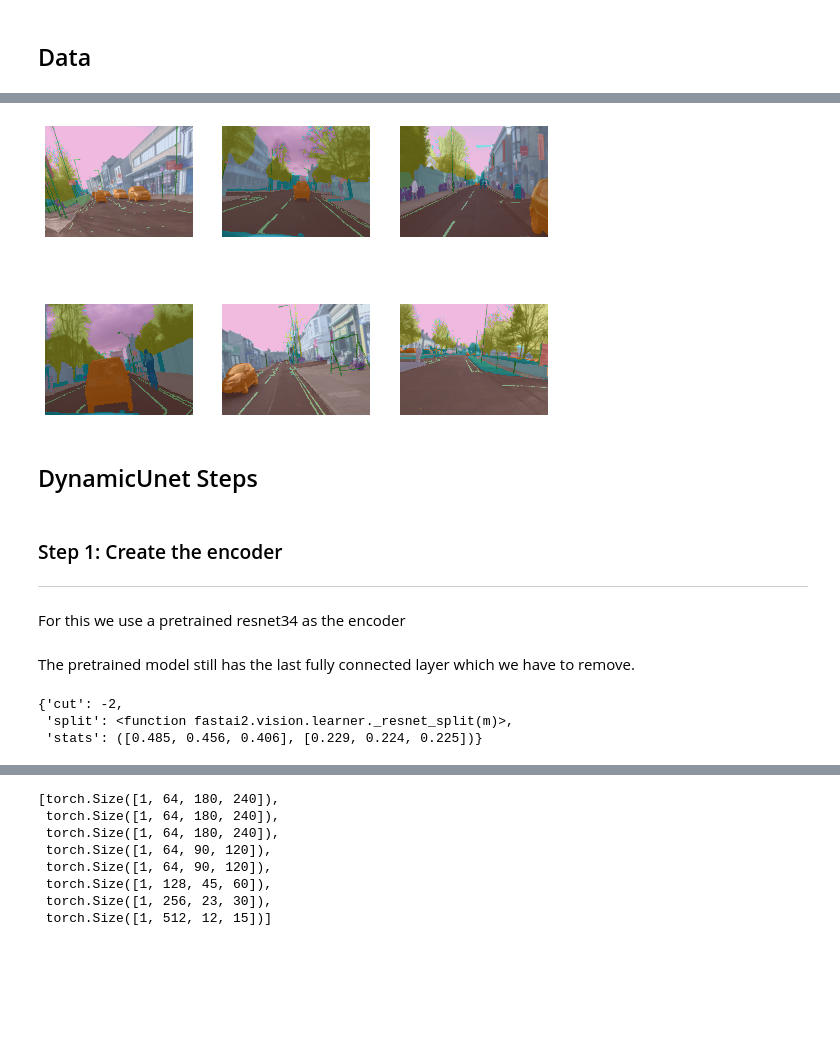
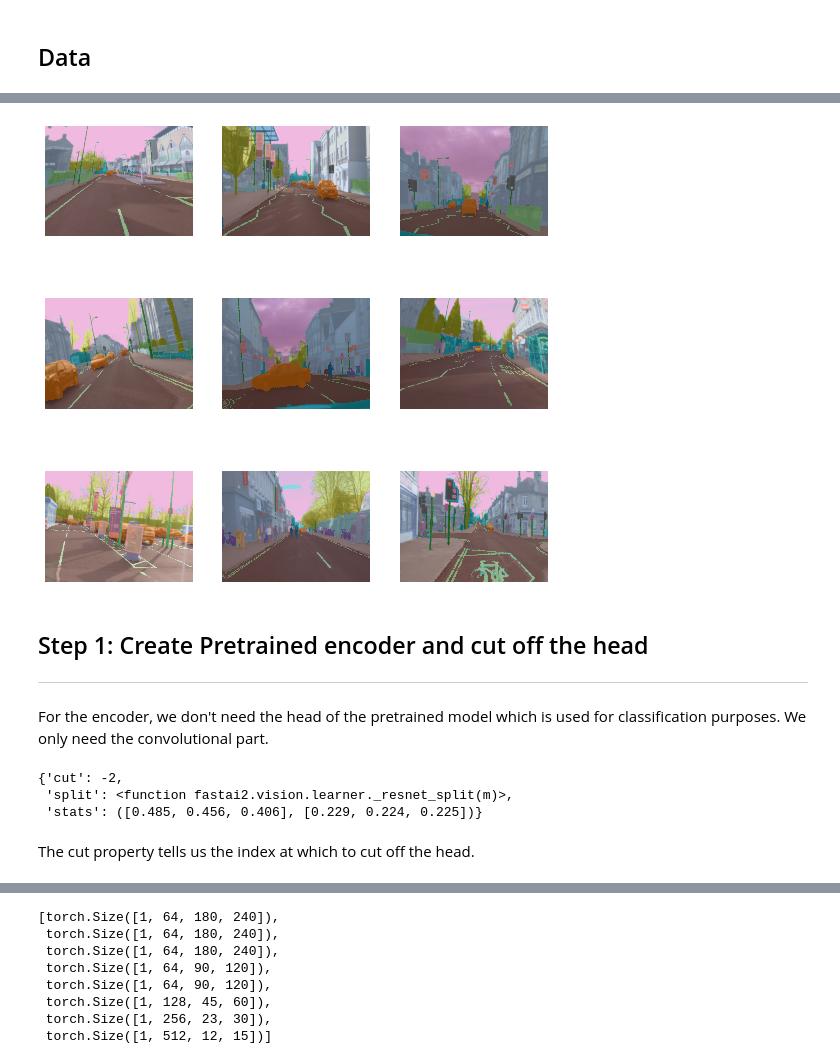
Before and after one commit to asiedubrempong/fastai-experiments, a Jupyter notebook: segmentation/unet/dynamic_unet.ipynb, the cells around one changed output, grey strips where cells are left out. Saved outputs shown, nothing was run; the diff lists cells and outputs as text; code cells hidden in the pictures; blank space fills up the shorter version.

```diff
--- a/segmentation/unet/dynamic_unet.ipynb
+++ b/segmentation/unet/dynamic_unet.ipynb
@@ -16,2 +24,2 @@ path.ls()
 # %%
-val_files = (path/'valid.txt').read().split('\n')
+valid_files = (path/'valid.txt').read().split('\n')
@@ -22,19 +26,17 @@ def get_y(f): return path/'labels'/f'{f.stem}_P{f.suffix}'
 # %%
-def ListSplitter(val_items):
-    def _inner(o):
-        val_mask = tensor([f.name in val_items for f in o])
+def list_splitter(valid_files):
+    def _inner(files):
+        val_mask = tensor([file.name in valid_files for file in files])
         return [~val_mask, val_mask]
     return _inner
 # %%
 dblock = DataBlock(
-    blocks=(ImageBlock, MaskBlock(codes)),
+    blocks=(ImageBlock, MaskBlock(codes=codes)),
     get_items=get_image_files,
-    get_y=get_y,
-    splitter=ListSplitter(val_files),
+    splitter=list_splitter(valid_files),
+    get_y=lambda o: path/'labels'/f'{o.stem}_P{o.suffix}',
     batch_tfms=[*aug_transforms(size=(360, 480)),
                 Normalize.from_stats(*imagenet_stats)])
 # %%
-dls = dblock.dataloaders(path/'images', bs=8)
-dls.show_batch(nrows=2, ncols=3)
+dls = dblock.dataloaders(path/'images', bs=16)
+dls.vocab = codes
-# %% [output]
-[figure, removed]
@@ -45,7 +43,9 @@ n_classes = get_c(dls)
-# %% [markdown]
-## DynamicUnet Steps
-# %% [markdown]
-### Step 1: Create the encoder
----
-For this we use a pretrained resnet34 as the encoder
+# %%
+dls.show_batch()
+# %% [output]
+[figure, added]
+# %% [markdown]
+## Step 1: Create Pretrained encoder and cut off the head
+---
+For the encoder, we don't need the head of the pretrained model which is used for classification purposes. We only need the convolutional part.
 # %%
@@ -53,10 +53,10 @@ model = resnet34(pretrained=True)
-# %% [markdown]
-The pretrained model still has the last fully connected layer which we have to remove.
 # %%
 model_meta[resnet34]
 # %% [output]
 {'cut': -2,
  'split': <function fastai2.vision.learner._resnet_split(m)>,
  'stats': ([0.485, 0.456, 0.406], [0.229, 0.224, 0.225])}
+# %% [markdown]
+The cut property tells us the index at which to cut off the head.
 # %%
 cut = model_meta[resnet34].get('cut')
```
Also changed, not shown: parts of 77 cells of this notebook, 2 other files.
